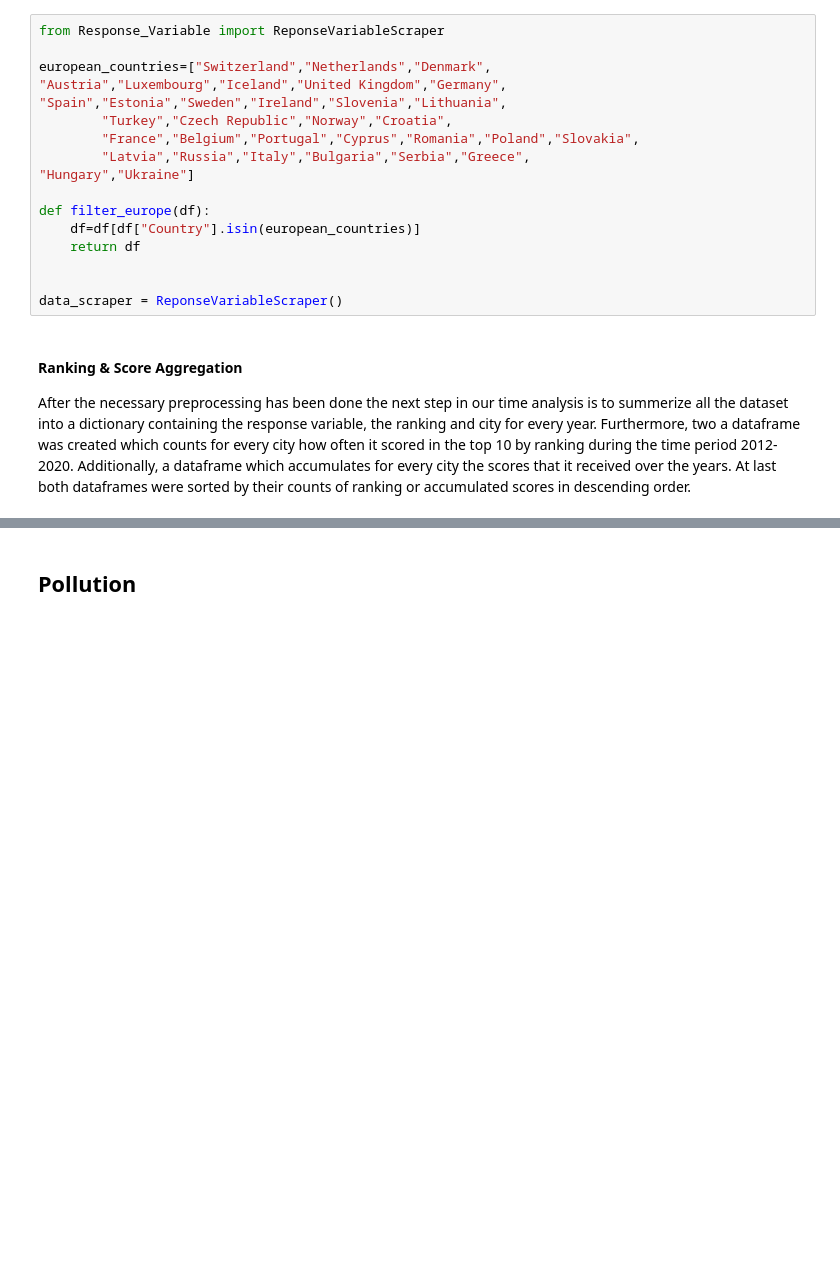
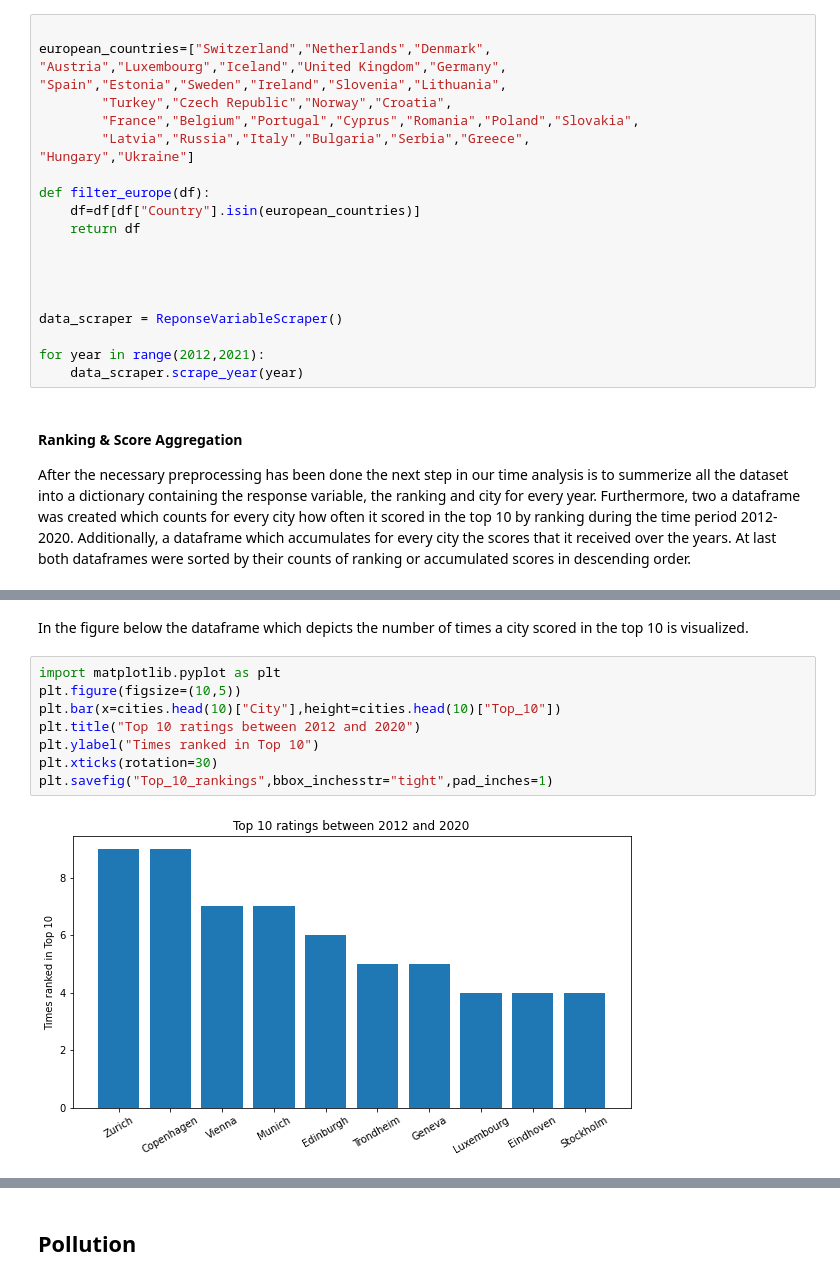
Before and after one commit to NikolasHaimerl/DOP_EX3, a Jupyter notebook: submission/QOL_all_preprocessing.ipynb, the cells around one changed output, grey strips where cells are left out. Saved outputs shown, nothing was run; the diff lists cells and outputs as text; blank space fills up the shorter version.

```diff
--- a/submission/QOL_all_preprocessing.ipynb
+++ b/submission/QOL_all_preprocessing.ipynb
@@ -14,5 +147,4 @@ pd.options.mode.chained_assignment = None
 # %%
-from Response_Variable import ReponseVariableScraper
 
 european_countries=["Switzerland","Netherlands","Denmark",
 "Austria","Luxembourg","Iceland","United Kingdom","Germany",
@@ -27,7 +159,12 @@ def filter_europe(df):
     return df
 
 
+
+
 data_scraper = ReponseVariableScraper()
+
+for year in range(2012,2021):
+    data_scraper.scrape_year(year)
 # %% [markdown]
 #### Ranking & Score Aggregation
 After the necessary preprocessing has been done the next step in our time analysis is to summerize all the dataset into a dictionary containing the response variable, the ranking and city for every year.
@@ -72,0 +211,12 @@ response.head(1)
+# %% [markdown]
+In the figure below the dataframe which depicts the number of times a city scored in the top 10 is visualized.
+# %%
+import matplotlib.pyplot as plt
+plt.figure(figsize=(10,5))
+plt.bar(x=cities.head(10)["City"],height=cities.head(10)["Top_10"])
+plt.title("Top 10 ratings between 2012 and 2020")
+plt.ylabel("Times ranked in Top 10")
+plt.xticks(rotation=30)
+plt.savefig("Top_10_rankings",bbox_inchesstr="tight",pad_inches=1)
+# %% [output]
+[figure, added]
```
Also changed, not shown: parts of 12 cells of this notebook.
